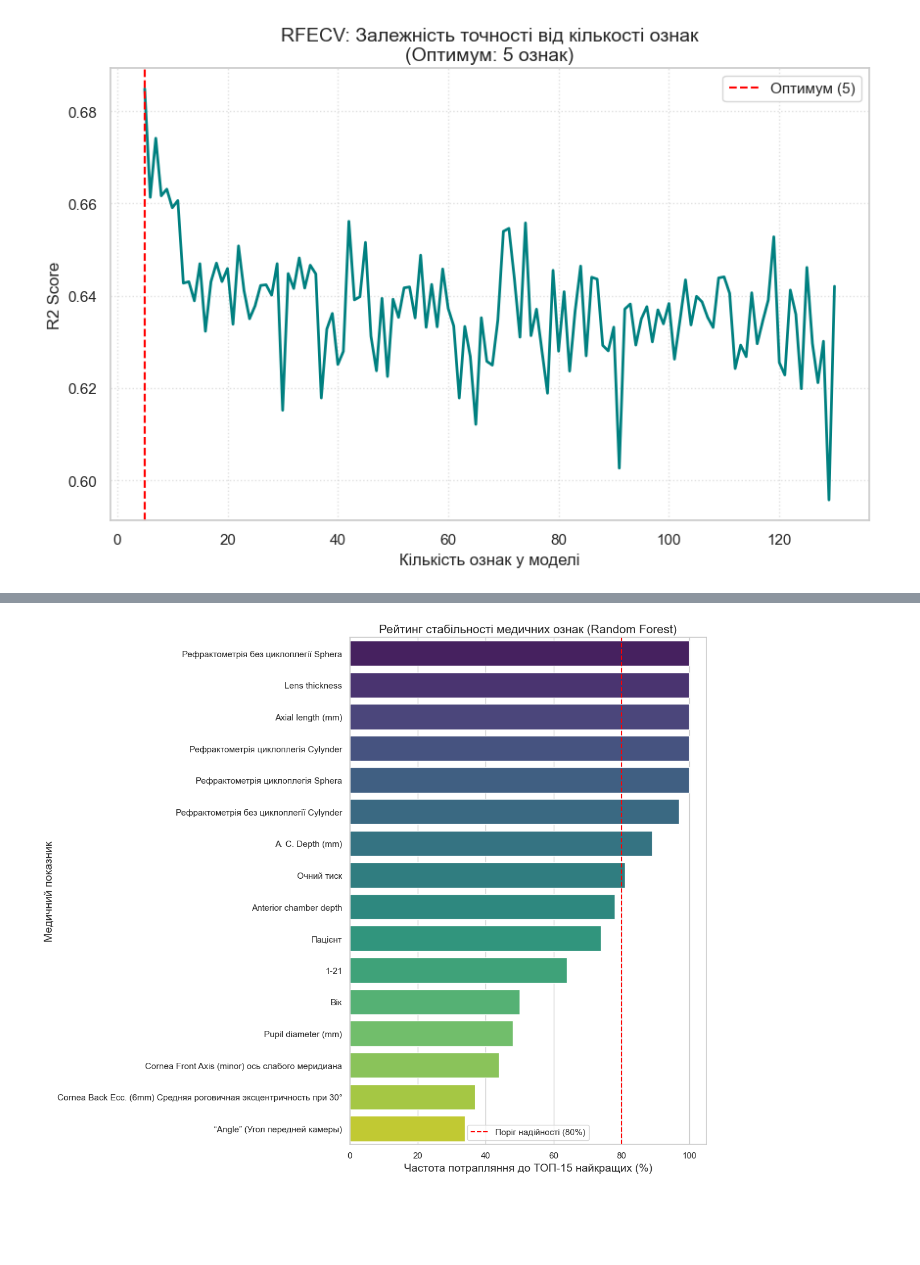
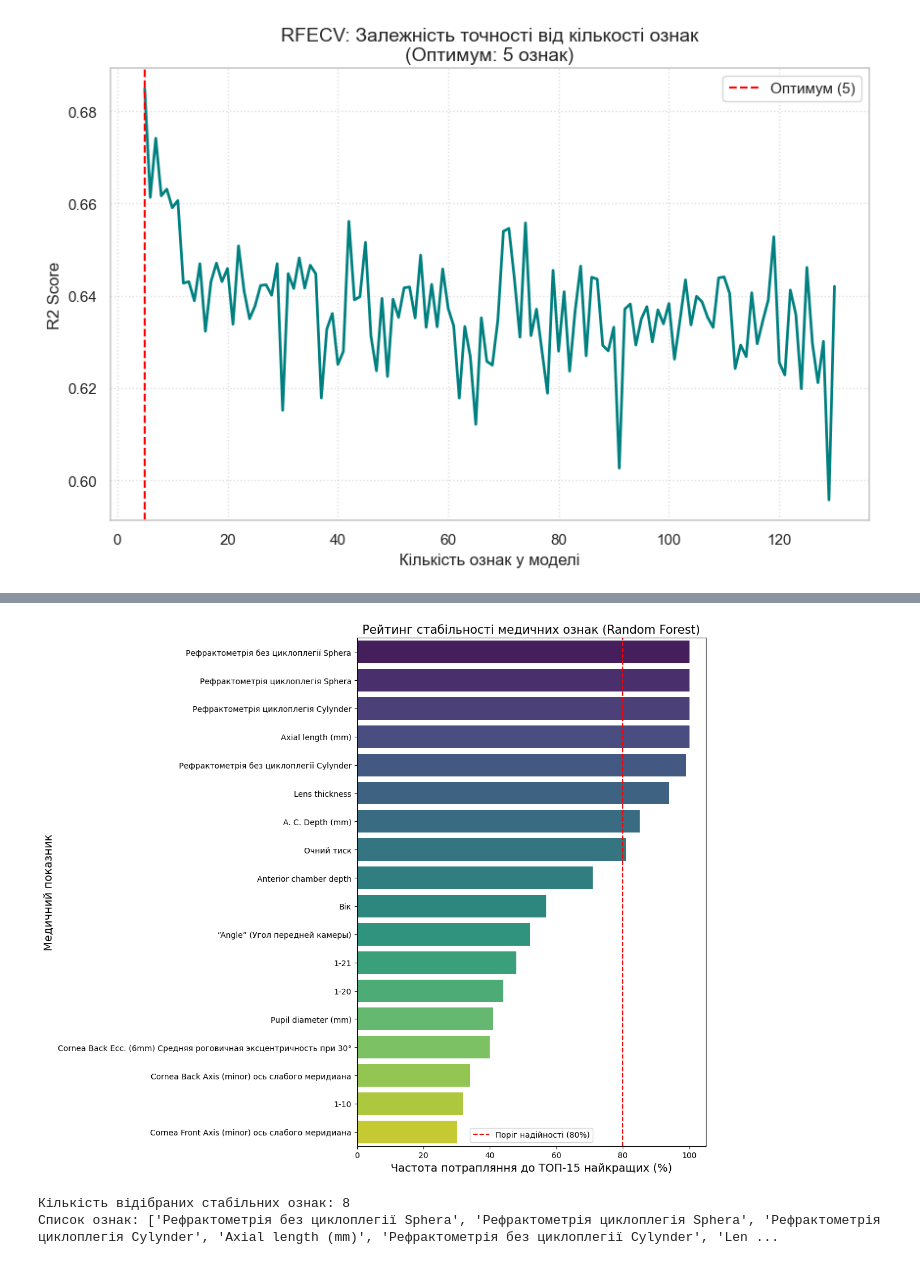
Before and after one commit to romaro23/SightRegression, a Jupyter notebook: regression.ipynb, the cells around one changed output, grey strips where cells are left out. Drawn from its saved outputs; the diff is of its cells as text; code cells hidden in the pictures; blank space fills up the shorter version.

```diff
--- a/regression.ipynb
+++ b/regression.ipynb
@@ -365,7 +464,3 @@ comparison_plot(results)
-# %%
-rf = RandomForestRegressor(n_estimators=500, random_state=42, min_samples_split=10, min_samples_leaf=4, max_features=0.5, max_depth=20)
-elastic = ElasticNet(random_state=42, alpha=0.02349, l1_ratio=0.9266, max_iter=5000)
-nn = MLPRegressor(activation='relu', solver='lbfgs', max_iter=20000, random_state=42, alpha=0.01617, learning_rate_init=0.0001074, hidden_layer_sizes=(30,))
 # %%
 n_components_range = range(1, 51, 1)
 
@@ -435,10 +530,6 @@ for name in models.keys():
 [figure]
 [figure]
 [figure]
-# %%
-rf = RandomForestRegressor(n_estimators=500, random_state=42, min_samples_split=10, min_samples_leaf=4, max_features=0.5, max_depth=20)
-elastic = ElasticNet(random_state=42, alpha=0.02349, l1_ratio=0.9266, max_iter=5000)
-nn = MLPRegressor(activation='relu', solver='lbfgs', max_iter=20000, random_state=42, alpha=0.01617, learning_rate_init=0.0001074, hidden_layer_sizes=(30,))
 # %%
 rf_pipe = Pipeline([
     ('imputer', SimpleImputer(strategy='median')),
@@ -711,54 +864,17 @@ comparison_plot(results_rfe)
 # %%
-rf_selector = RandomForestRegressor(n_estimators=100, random_state=42, min_samples_split=10, min_samples_leaf=4, max_features=0.5, max_depth=20)
-
-feature_names = x.columns
-n_iterations = 100
-top_n_features = 15
-feature_counter = Counter()
-
-for i in range(n_iterations):
-    x_train_split, x_test_split, y_train_split, y_test_split = train_test_split(
-        x, y, test_size=0.2, random_state=i
-    )
-
-    imputer = SimpleImputer(strategy='median')
-    imputer.set_output(transform="pandas")
-    x_train_imputed = imputer.fit_transform(x_train_split)
-
-    rf_selector.fit(x_train_imputed, y_train_split)
-
-    selector = SelectFromModel(
-        rf_selector,
-        threshold=-np.inf,
-        max_features=top_n_features,
-        prefit=True
-    )
-
-    selected_indices = selector.get_support(indices=True)
-    selected_names = feature_names[selected_indices]
-    feature_counter.update(selected_names)
-
-stability_df = pd.DataFrame.from_dict(feature_counter, orient='index', columns=['Кількість виборів'])
-stability_df['Стабільність (%)'] = (stability_df['Кількість виборів'] / n_iterations) * 100
-stability_df = stability_df.sort_values(by='Стабільність (%)', ascending=False)
-
-plt.figure(figsize=(12, 10))
-plot_data = stability_df[stability_df['Стабільність (%)'] >= 30]
-
-sns.barplot(
-    x=plot_data['Стабільність (%)'],
-    y=plot_data.index,
-    hue=plot_data.index,
-    palette='viridis',
-    legend=False
+stable_features, df_stats = get_stable_features(
+    x=x,
+    y=y,
+    groups=groups,
+    n_iterations=100,
+    top_n_features=15,
+    stability_threshold=80,
+    plot=True
 )
 
-plt.title('Рейтинг стабільності медичних ознак (Random Forest)', fontsize=15)
-plt.xlabel(f'Частота потрапляння до ТОП-{top_n_features} найкращих (%)', fontsize=14)
-plt.ylabel('Медичний показник', fontsize=14)
-plt.axvline(x=80, color='red', linestyle='--', label='Поріг надійності (80%)')
-plt.legend()
-plt.tight_layout()
-plt.show()
+print(f"\nКількість відібраних стабільних ознак: {len(stable_features)}")
+print("Список ознак:", stable_features)
 # %% [output]
-[figure, old version]
+[figure, new version]
+Кількість відібраних стабільних ознак: 8
+Список ознак: ['Рефрактометрія без циклоплегії Sphera', 'Рефрактометрія циклоплегія Sphera', 'Рефрактометрія циклоплегія Cylynder', 'Axial length (mm)', 'Рефрактометрія без циклоплегії Cylynder', 'Len ...
```
Also changed, not shown: parts of 27 cells of this notebook.
